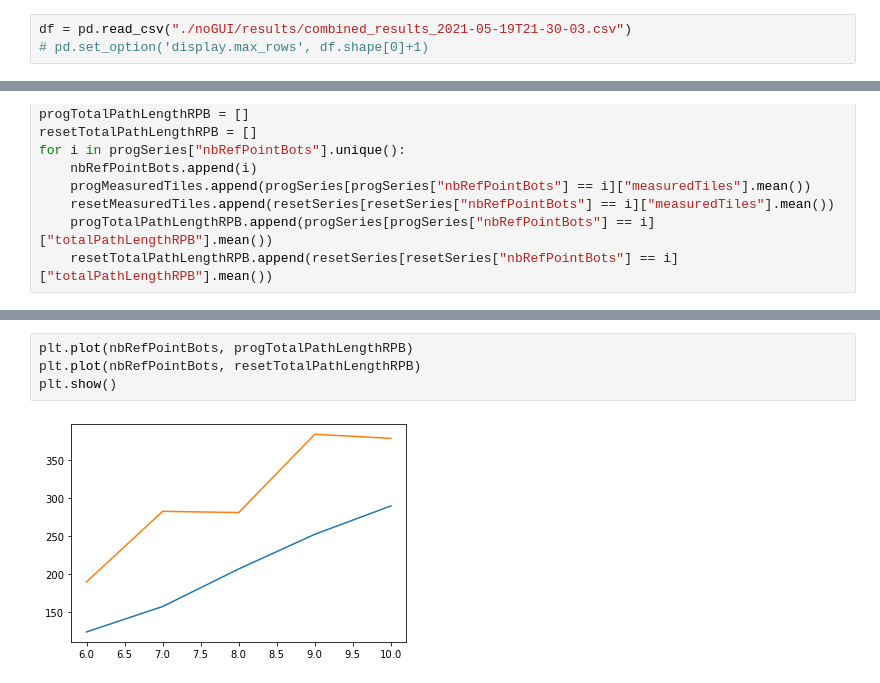
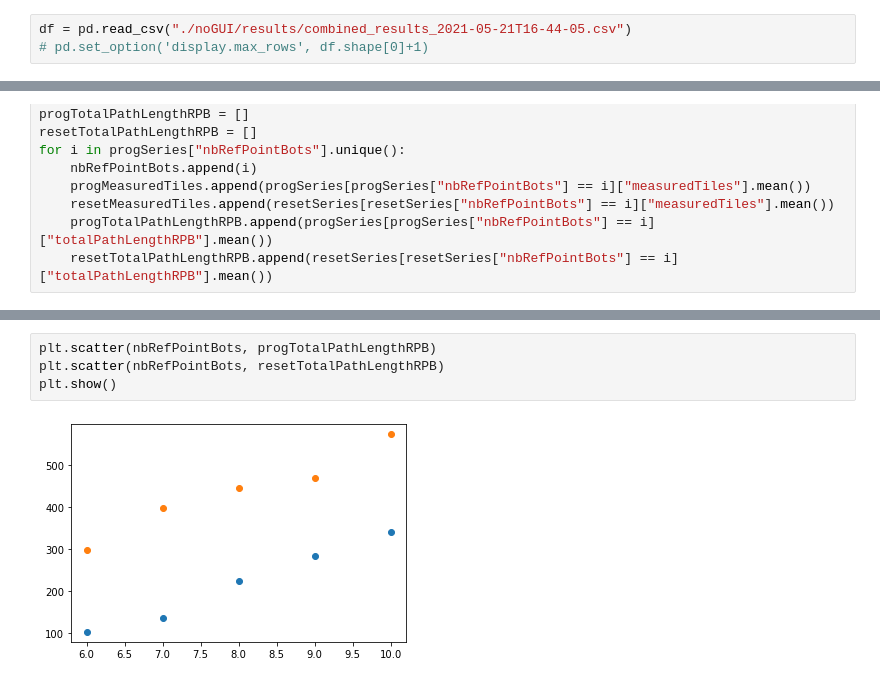
Before and after one commit to PierreSanson/Essaim_de_robots, a Jupyter notebook: code_2A/statAnalysis.ipynb, the cells around one changed output, grey strips where cells are left out. Drawn from its saved outputs; the diff is of its cells as text.

```diff
--- a/code_2A/statAnalysis.ipynb
+++ b/code_2A/statAnalysis.ipynb
@@ -6,5 +8,5 @@ import matplotlib.pyplot as plt
 # %%
-df = pd.read_csv("./noGUI/results/combined_results_2021-05-19T21-30-03.csv")
+df = pd.read_csv("./noGUI/results/combined_results_2021-05-21T16-44-05.csv")
 # pd.set_option('display.max_rows', df.shape[0]+1)
 # %%
 df
@@ -72,6 +71,6 @@ plt.show()
 # %%
-plt.plot(nbRefPointBots, progTotalPathLengthRPB)
-plt.plot(nbRefPointBots, resetTotalPathLengthRPB)
+plt.scatter(nbRefPointBots, progTotalPathLengthRPB)
+plt.scatter(nbRefPointBots, resetTotalPathLengthRPB)
 plt.show()
 # %% [output]
-[figure, old version]
+[figure, new version]
```
Also changed, not shown: parts of 8 cells of this notebook, 1 other file.
